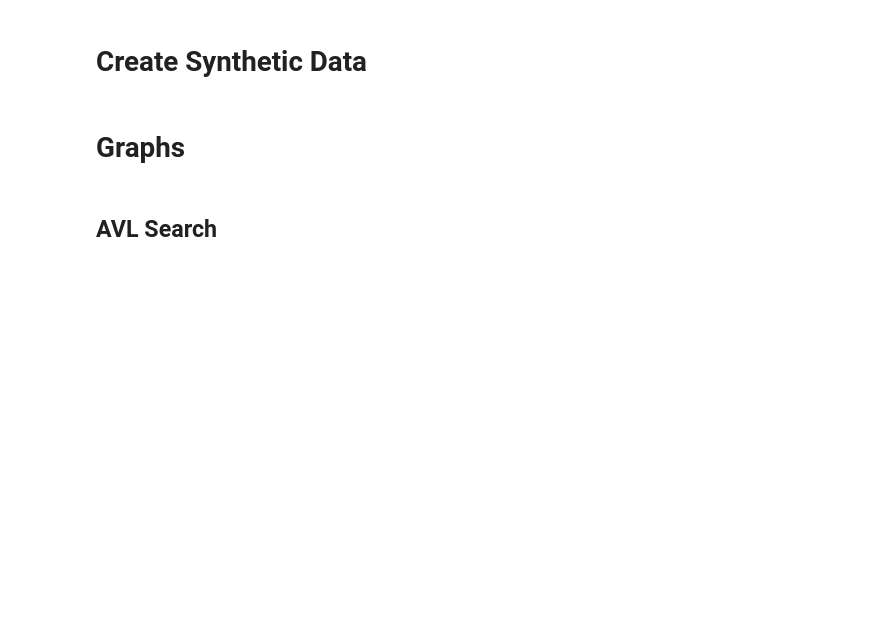
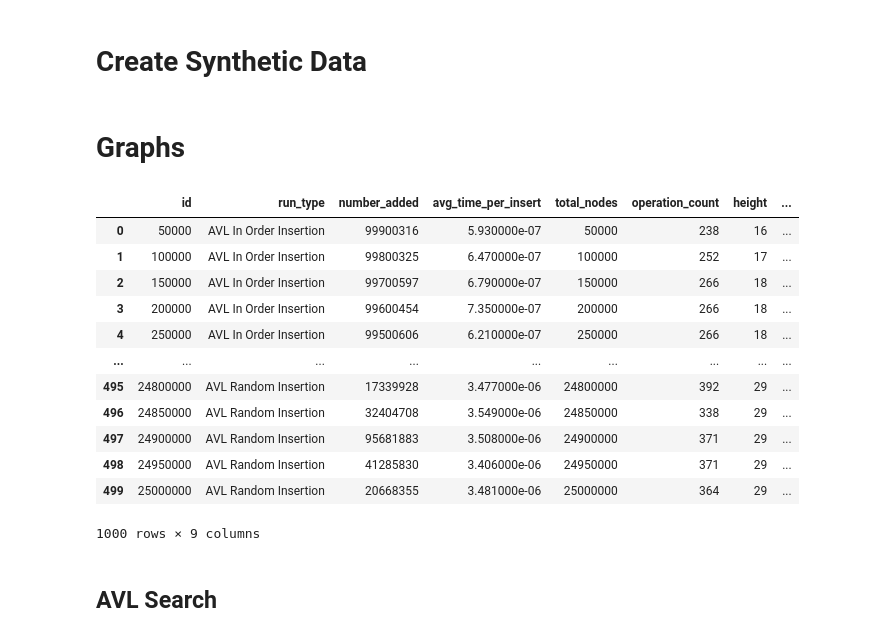
Before and after one commit to CS5008Fall2025/research-paper-jroberge16, a Jupyter notebook: data/empircal_analysis.ipynb, the cells around one changed output. Saved outputs shown, nothing was run; the diff lists cells and outputs as text; code cells hidden in the pictures; blank space fills up the shorter version.

```diff
--- a/data/empircal_analysis.ipynb
+++ b/data/empircal_analysis.ipynb
@@ -33,8 +26,8 @@ df.sort_values(by="values",ascending = False).to_csv("data/samples/inorder_list.
 import pandas as pd
 def get_avl_data():
     # Search
-    avl_indored = pd.read_csv("data/results/avl_inorder_search_results.csv")
-    avl_random = pd.read_csv("data/results/avl_random_search_results.csv")
+    avl_indored = pd.read_csv("./results/avl_inorder_search_results.csv")
+    avl_random = pd.read_csv("./results/avl_random_search_results.csv")
     df_search = pd.concat([avl_indored, avl_random])
     df_search["run_type"] = df_search.run_type.map( {'inorder_avl_search': 'AVL In Order Search', 'random_avl_search': 'AVL Random Search'})
     df_search["tree_size"] = df_search["tree_size"]/1_000_000
@@ -42,8 +35,8 @@ def get_avl_data():
     del(avl_indored, avl_random)
 
     # delete
-    avl_indored = pd.read_csv("data/results/avl_inorder_delete_results.csv")
-    avl_random = pd.read_csv("data/results/avl_random_delete_results.csv")
+    avl_indored = pd.read_csv("./results/avl_inorder_delete_results.csv")
+    avl_random = pd.read_csv("./results/avl_random_delete_results.csv")
     df_delete = pd.concat([avl_indored, avl_random])
     df_delete["run_type"] = df_delete.run_type.map( {'inorder_avl_delete': 'AVL In Order Delete', 'random_avl_delete': 'AVL Random Delete'})
     df_delete["tree_size"] = df_search["tree_size"]/1_000_000
@@ -51,47 +44,63 @@ def get_avl_data():
     del(avl_indored, avl_random)
 
     # insert
-    avl_indored = pd.read_csv("data/results/avl_inorder_results.csv")
-    avl_random = pd.read_csv("data/results/avl_random_results.csv")
+    avl_indored = pd.read_csv("./results/avl_inorder_results.csv")
+    avl_random = pd.read_csv("./results/avl_random_results.csv")
     df_insert = pd.concat([avl_indored, avl_random])
     df_insert["run_type"] = df_insert.run_type.map( {'inorder_avl_insertion': 'AVL In Order Insertion', 'random_avl_insertion': 'AVL Random Insertion'})
     df_insert["tree_size"] = df_insert["total_nodes"]/1_000_000
     return {
         "search":df_search,
         "delete": df_delete,
         "insert": df_insert
     }
 
 def get_bin_data():
     # Search
-    bin_indored = pd.read_csv("data/results/bin_inorder_search_results.csv")
-    bin_random = pd.read_csv("data/results/bin_random_search_results.csv")
+    bin_indored = pd.read_csv("./results/bin_inorder_search_results.csv")
+    bin_random = pd.read_csv("./results/bin_random_search_results.csv")
     df_search = pd.concat([bin_indored, bin_random])
     df_search["run_type"] = df_search.run_type.map( {'inorder_bin_search': 'BST Inorder Search', 'random_bin_search': 'BST Random Search'})
     df_search["tree_size"] = df_search["tree_size"]/1_000_000
     df_search.rename(columns={"ops_count": "operations_count"}, inplace=True)
     del(bin_indored, bin_random)
 
     # delete
-    bin_indored = pd.read_csv("data/results/bin_inorder_delete_results.csv")
-    bin_random = pd.read_csv("data/results/bin_random_delete_results.csv")
+    bin_indored = pd.read_csv("./results/bin_inorder_delete_results.csv")
+    bin_random = pd.read_csv("./results/bin_random_delete_results.csv")
     df_delete = pd.concat([bin_indored, bin_random])
     df_delete["run_type"] = df_delete.run_type.map( {'inorder_bin_delete': 'BST Inorder Delete', 'random_bin_delete': 'BST Random Delete'})
     df_delete["tree_size"] = df_search["tree_size"]/1_000_000
 
     del(bin_indored, bin_random)
 
     # insert
-    bin_indored = pd.read_csv("data/results/bin_inorder_results.csv")
-    bin_random = pd.read_csv("data/results/bin_random_results.csv")
+    bin_indored = pd.read_csv("./results/bin_inorder_results.csv")
+    bin_random = pd.read_csv("./results/bin_random_results.csv")
     df_insert = pd.concat([bin_indored, bin_random])
     df_insert["run_type"] = df_insert.run_type.map( {'inorder_bin_insertion': 'BST In Order Insertion', 'random_bin_insertion': 'BST Random Insertion'})
     df_insert["tree_size"] = df_insert["total_nodes"]/1_000_000
     return {
         "search":df_search,
         "delete": df_delete,
         "insert": df_insert
     }
+
+get_avl_data()["insert"]
+# %% [output]
+|  | id | run_type | number_added | avg_time_per_insert | total_nodes | operation_count | height | ... |
+| 0 | 50000 | AVL In Order Insertion | 99900316 | 5.930000e-07 | 50000 | 238 | 16 | ... |
+| 1 | 100000 | AVL In Order Insertion | 99800325 | 6.470000e-07 | 100000 | 252 | 17 | ... |
+| 2 | 150000 | AVL In Order Insertion | 99700597 | 6.790000e-07 | 150000 | 266 | 18 | ... |
+| 3 | 200000 | AVL In Order Insertion | 99600454 | 7.350000e-07 | 200000 | 266 | 18 | ... |
+| 4 | 250000 | AVL In Order Insertion | 99500606 | 6.210000e-07 | 250000 | 266 | 18 | ... |
+| ... | ... | ... | ... | ... | ... | ... | ... | ... |
+| 495 | 24800000 | AVL Random Insertion | 17339928 | 3.477000e-06 | 24800000 | 392 | 29 | ... |
+| 496 | 24850000 | AVL Random Insertion | 32404708 | 3.549000e-06 | 24850000 | 338 | 29 | ... |
+| 497 | 24900000 | AVL Random Insertion | 95681883 | 3.508000e-06 | 24900000 | 371 | 29 | ... |
+| 498 | 24950000 | AVL Random Insertion | 41285830 | 3.406000e-06 | 24950000 | 371 | 29 | ... |
+| 499 | 25000000 | AVL Random Insertion | 20668355 | 3.481000e-06 | 25000000 | 364 | 29 | ... |
+1000 rows × 9 columns
 # %% [markdown]
 ## AVL Search
 # %%
```
Also changed, not shown: parts of 3 cells of this notebook, 3 other files.
